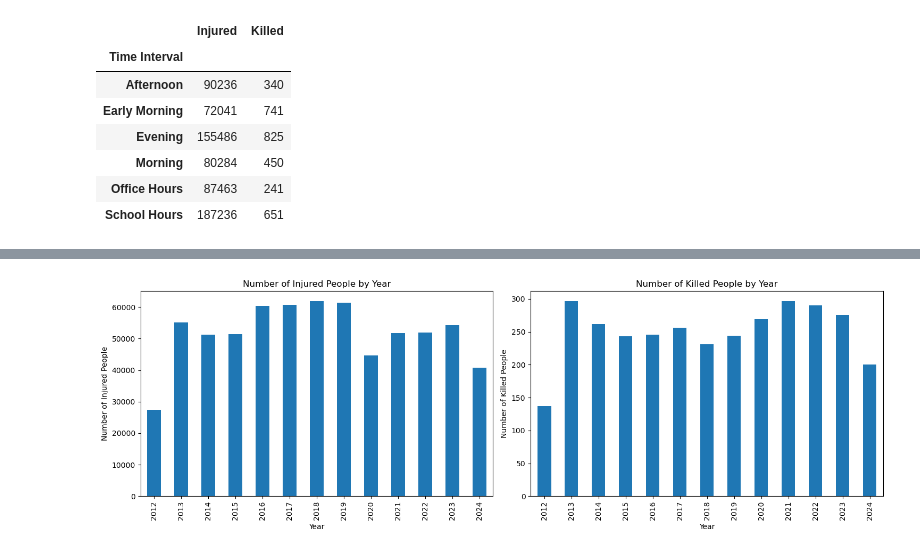
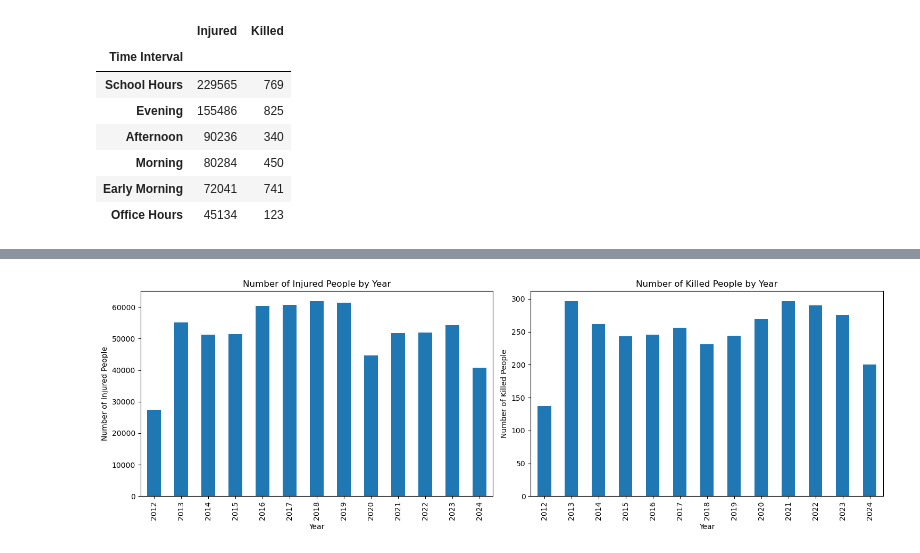
Before and after one commit to awnonbhowmik/NYC_MV_Collisions_Crashes, a Jupyter notebook: main.ipynb, the cells around one changed output, grey strips where cells are left out. Cells and saved outputs as stored; diff of their text form; code cells hidden in the pictures.

```diff
--- a/main.ipynb
+++ b/main.ipynb
@@ -54,39 +54,39 @@ data['CRASH TIME'] = pd.to_datetime(data['CRASH TIME'], format='%H:%M', errors='
 time_intervals = {
     'Early Morning': (0, 5),
     'Morning': (5, 9),
-    'School Hours': (9, 15),
+    'School Hours': (7, 16),
     'Office Hours': (9, 17),
     'Afternoon': (15, 19),
     'Evening': (19, 24)
 }
 
 # Categorize each crash time into the defined intervals
 def categorize_time(hour):
     for interval, (start, end) in time_intervals.items():
         if start <= hour < end:
             return interval
     return None
 
 # Extract hour from CRASH TIME and apply categorization
 data['Time Interval'] = data['CRASH TIME'].apply(lambda x: categorize_time(x.hour) if x else None)
 
 # Group by 'Time Interval' and calculate total injuries and fatalities
 time_interval_stats = data.groupby('Time Interval')[['NUMBER OF PERSONS INJURED', 'NUMBER OF PERSONS KILLED']].sum()
 
 # Rename columns for clarity
 time_interval_stats.columns = ['Injured', 'Killed']
 
 # Convert Injured and Killed columns to integers
 time_interval_stats = time_interval_stats.astype(int)
 
 # Display the statistics as a data frame
-time_interval_stats
+time_interval_stats.sort_values(by='Injured', ascending=False)
 # %% [output]
 |  | Injured | Killed |
 | Time Interval |  |  |
+| School Hours | 229565 | 769 |
+| Evening | 155486 | 825 |
 | Afternoon | 90236 | 340 |
+| Morning | 80284 | 450 |
 | Early Morning | 72041 | 741 |
-| Evening | 155486 | 825 |
-| Morning | 80284 | 450 |
-| Office Hours | 87463 | 241 |
-| School Hours | 187236 | 651 |
+| Office Hours | 45134 | 123 |
```
Also changed, not shown: parts of 6 cells of this notebook.
